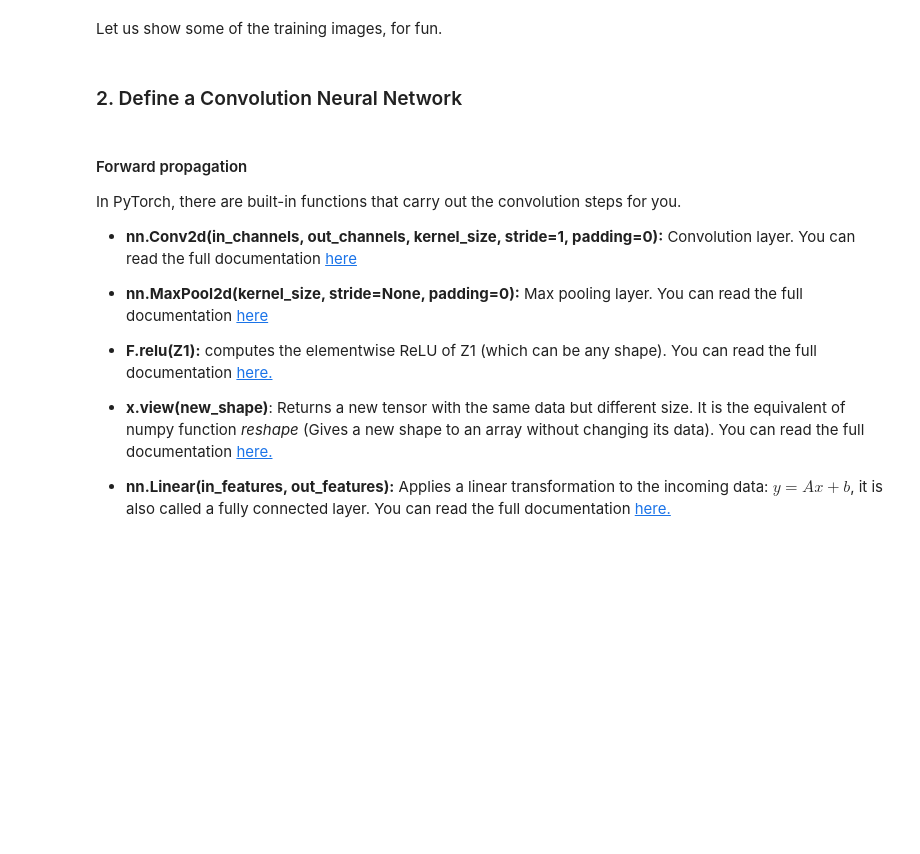
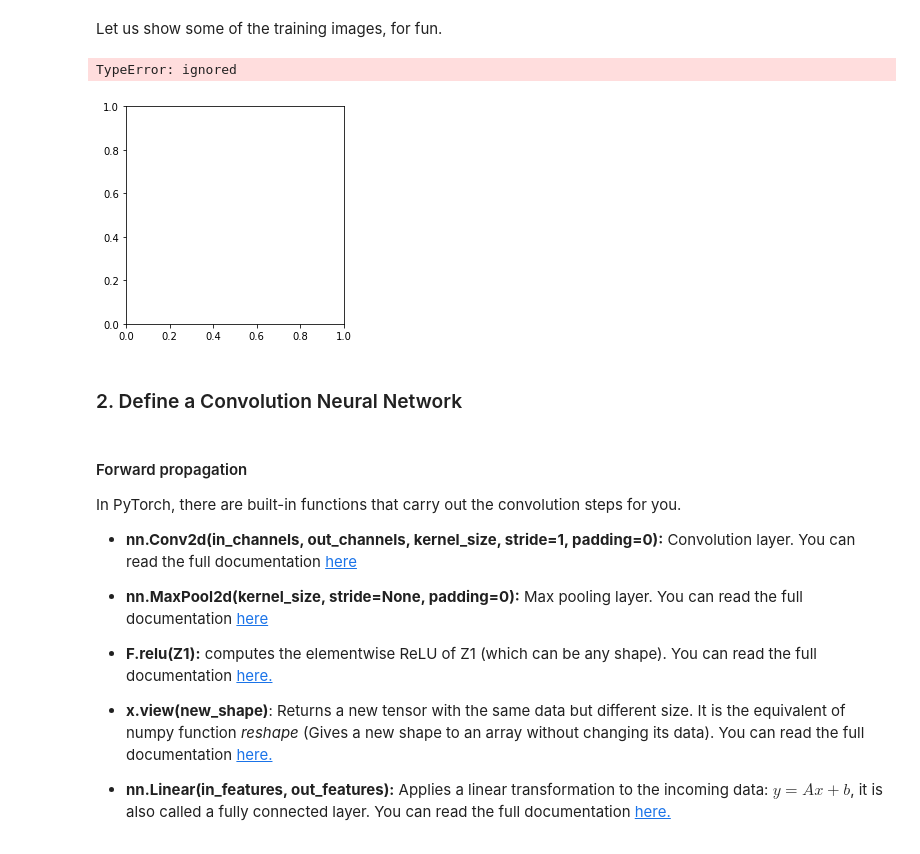
Before and after one commit to tombresee/PyTorch, a Jupyter notebook: ENTER/notebooks/PyTorch_cifar10_tutorial_ROB313_2020.ipynb, the cells around one changed output. Saved outputs shown, nothing was run; the diff lists cells and outputs as text; code cells hidden in the pictures; blank space fills up the shorter version.

```diff
--- a/ENTER/notebooks/PyTorch_cifar10_tutorial_ROB313_2020.ipynb
+++ b/ENTER/notebooks/PyTorch_cifar10_tutorial_ROB313_2020.ipynb
@@ -425,14 +443,20 @@ classes = ('plane', 'car', 'bird', 'cat',
 # %% [markdown]
 Let us show some of the training images, for fun.
 # %%
+import matplotlib.pyplot as plt
+
 # get some random training images
 dataiter = iter(train_loader)
 images, labels = dataiter.next()
 
 # show images
-imshow(torchvision.utils.make_grid(images))
+plt.imshow(torchvision.utils.make_grid(images))
+
 # print labels
 print(' '.join('{:>10}'.format(classes[labels[j]]) for j in range(test_batch_size)))
+# %% [output]
+TypeError: ignored
+[figure, added]
 # %% [markdown]
 ### 2. Define a Convolution Neural Network
 # %%
```
Also changed, not shown: parts of 19 cells of this notebook.
